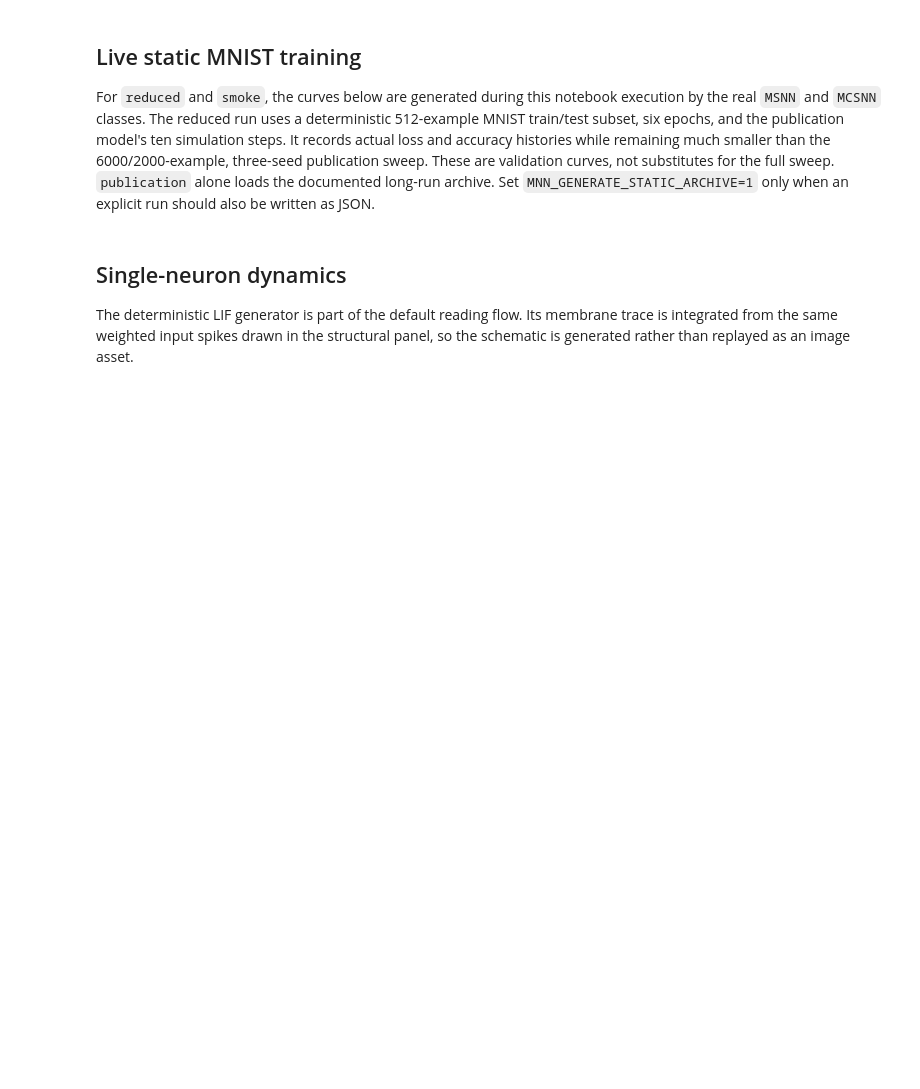
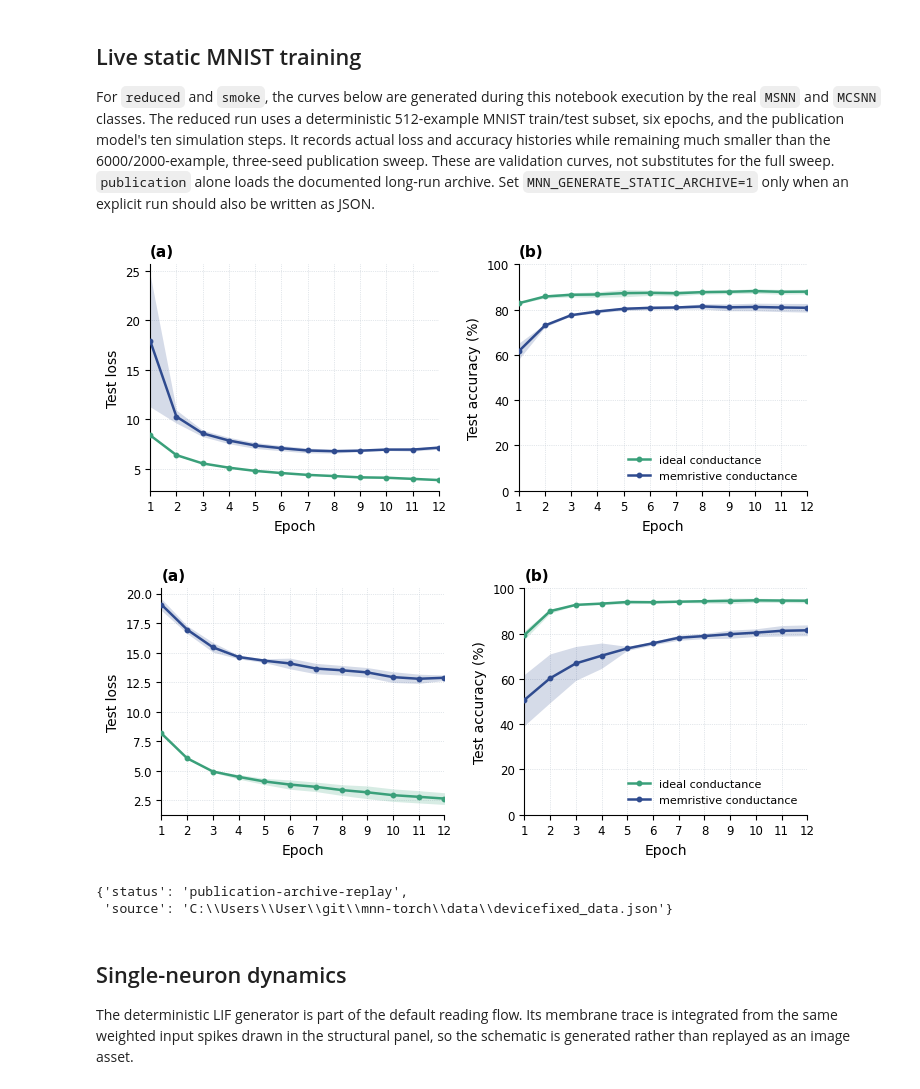
Before and after one commit to hyperionx/mnn-torch, a Jupyter notebook: experiments/01_device_and_static.ipynb, the cells around one changed output. Drawn from its saved outputs; the diff is of its cells as text; code cells hidden in the pictures; blank space fills up the shorter version.

Commit message:
Refactor JSON archive names and locations and test execution

```diff
--- a/experiments/01_device_and_static.ipynb
+++ b/experiments/01_device_and_static.ipynb
@@ -17,7 +17,7 @@ ROOT = Path.cwd().resolve()
 if ROOT.name == "experiments":
     ROOT = ROOT.parent
 NOTEBOOK_NAME = globals().get("NOTEBOOK_NAME", "01_device_and_static.ipynb")
-RUN_PROFILE = os.getenv("MNN_RUN_PROFILE", "reduced")  # reduced | publication | smoke
+RUN_PROFILE = os.getenv("MNN_RUN_PROFILE", "publication")  # reduced | publication | smoke
 DEVICE = os.getenv("MNN_DEVICE", "auto")
 WORKERS = os.getenv("MNN_WORKERS", "auto")
 SAVE_FIGURES = os.getenv("MNN_SAVE_FIGURES", "0") == "1"
@@ -27,7 +27,7 @@ RUN_EXTERNAL_DATA = os.getenv("MNN_RUN_EXTERNAL_DATA", "0") == "1"
 ALLOW_DATA_DOWNLOADS = os.getenv("MNN_ALLOW_DATA_DOWNLOADS", "0") == "1"
 SHOW_CONTEXT_FIGURES = os.getenv("MNN_SHOW_CONTEXT_FIGURES", "0") == "1"
 GENERATE_STATIC_ARCHIVE = os.getenv("MNN_GENERATE_STATIC_ARCHIVE", "0") == "1"
-STATIC_ARCHIVE_OUTPUT = Path(os.getenv("MNN_STATIC_ARCHIVE_OUTPUT", str(OUTPUT_DIR / "fig6_devicefixed_data.json")))
+STATIC_ARCHIVE_OUTPUT = Path(os.getenv("MNN_STATIC_ARCHIVE_OUTPUT", str(OUTPUT_DIR / "devicefixed_data.json")))
 assert RUN_PROFILE in {"reduced", "publication", "smoke"}
 
 try:
@@ -461,7 +465,7 @@ import os, json
 import numpy as np
 import matplotlib.pyplot as plt
 
-DATA = ROOT / "data" / "fig6_devicefixed_data.json"
+DATA = ROOT / "data" / "devicefixed_data.json"
 
 STATIC_BASE = {
     "beta": 0.95, "lr": 0.0005, "num_hidden": 100,
@@ -712,33 +716,38 @@ def generate_static_archive(profile=RUN_PROFILE, output_path=None):
     return result
 
 
 if RUN_PROFILE == "publication" and not GENERATE_STATIC_ARCHIVE:
     # Publication replay is the sole normal consumer of the costly archived sweep.
     PLOT_ARCHIVE = validate_static_archive(json.loads(DATA.read_text()))
     PLOT_SOURCE = DATA
     PLOT_PROVENANCE = "published-sample-archive"
     PLOT_CLAIM = "claimable"
     LIVE_GENERATION = {"status": "publication-archive-replay", "source": str(DATA)}
 else:
     # Reduced and smoke always plot fresh in-memory histories from real model forwards.
     output = STATIC_ARCHIVE_OUTPUT if GENERATE_STATIC_ARCHIVE else None
     PLOT_ARCHIVE = generate_static_archive(RUN_PROFILE, output)
     PLOT_SOURCE = PLOT_ARCHIVE
     PLOT_PROVENANCE = "live-reduced"
     PLOT_CLAIM = "reduced-validation"
     LIVE_GENERATION = {
         "status": "completed-live", "profile": RUN_PROFILE,
         "output": str(output) if output else None,
         "wall_seconds": PLOT_ARCHIVE["wall_seconds"],
         "samples": {"train": PLOT_ARCHIVE["config"]["train_subset"],
                     "test": PLOT_ARCHIVE["config"]["test_subset"]},
     }
 
 make_training_figure(PLOT_ARCHIVE, "fc", "fig3_msnn-training.png",
                      PLOT_SOURCE, PLOT_PROVENANCE, PLOT_CLAIM)
 make_training_figure(PLOT_ARCHIVE, "conv", "fig4_mcsnn-training.png",
                      PLOT_SOURCE, PLOT_PROVENANCE, PLOT_CLAIM)
 LIVE_GENERATION
+# %% [output]
+[figure, added]
+[figure, added]
+{'status': 'publication-archive-replay',
+ 'source': 'C:\\Users\\User\\git\\mnn-torch\\data\\devicefixed_data.json'}
 # %% [markdown]
 ## Single-neuron dynamics
 
```
Also changed, not shown: parts of 4 cells of this notebook, 17 other files.
